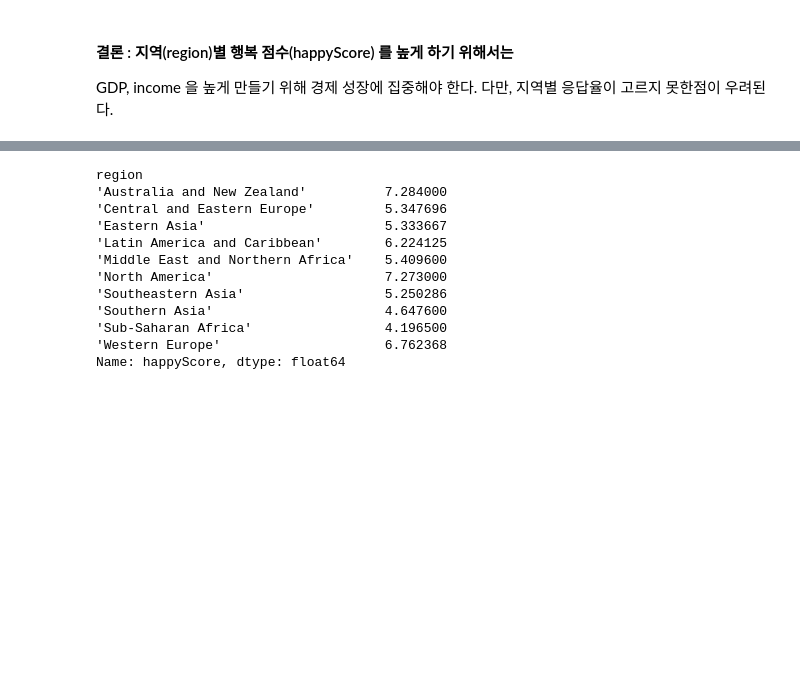
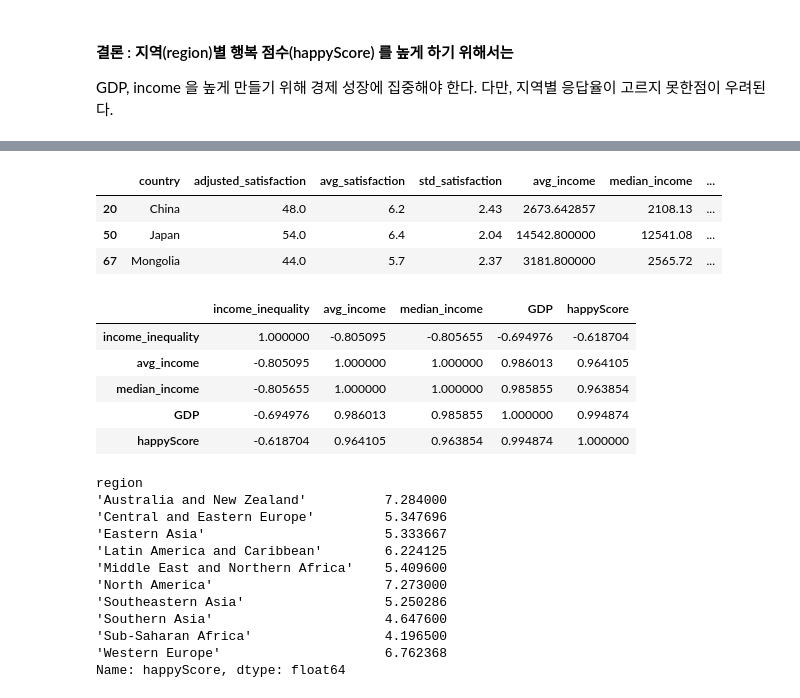
Before and after one commit to Huey-fitpet/study_data_analytics, a Jupyter notebook: quests/EDA/the-economics-of-happiness-satisfaction2.ipynb, the cells around one changed output, grey strips where cells are left out. Cells and saved outputs as stored; diff of their text form; code cells hidden in the pictures; blank space fills up the shorter version.

```diff
--- a/quests/EDA/the-economics-of-happiness-satisfaction2.ipynb
+++ b/quests/EDA/the-economics-of-happiness-satisfaction2.ipynb
@@ -29,3 +52,21 @@ GDP, income 을 높게 만들기 위해 경제 성장에 집중해야 한다.
+# %%
+temp_df = data_df[data_df['region'] == "'Eastern Asia'"]
+temp_df.head()
+# %% [output]
+|  | country | adjusted_satisfaction | avg_satisfaction | std_satisfaction | avg_income | median_income | ... |
+| 20 | China | 48.0 | 6.2 | 2.43 | 2673.642857 | 2108.13 | ... |
+| 50 | Japan | 54.0 | 6.4 | 2.04 | 14542.800000 | 12541.08 | ... |
+| 67 | Mongolia | 44.0 | 5.7 | 2.37 | 3181.800000 | 2565.72 | ... |
+# %%
+temp_df[['income_inequality', 'avg_income', 'median_income',
+         'GDP', 'happyScore']].corr()
+# %% [output]
+|  | income_inequality | avg_income | median_income | GDP | happyScore |
+| income_inequality | 1.000000 | -0.805095 | -0.805655 | -0.694976 | -0.618704 |
+| avg_income | -0.805095 | 1.000000 | 1.000000 | 0.986013 | 0.964105 |
+| median_income | -0.805655 | 1.000000 | 1.000000 | 0.985855 | 0.963854 |
+| GDP | -0.694976 | 0.986013 | 0.985855 | 1.000000 | 0.994874 |
+| happyScore | -0.618704 | 0.964105 | 0.963854 | 0.994874 | 1.000000 |
 # %%
 data_df.groupby('region')['happyScore'].mean()
 # %% [output]
```
Also changed, not shown: parts of 1 cell of this notebook, 3 other files.
